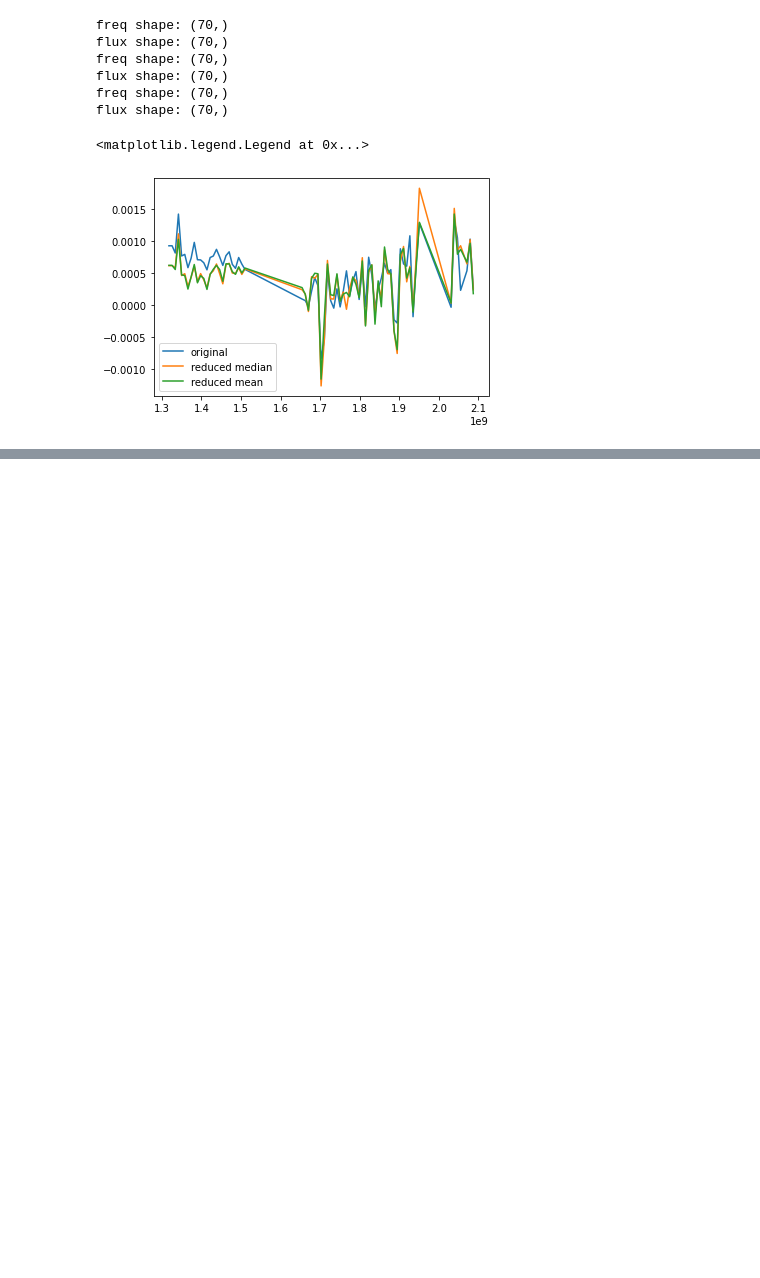
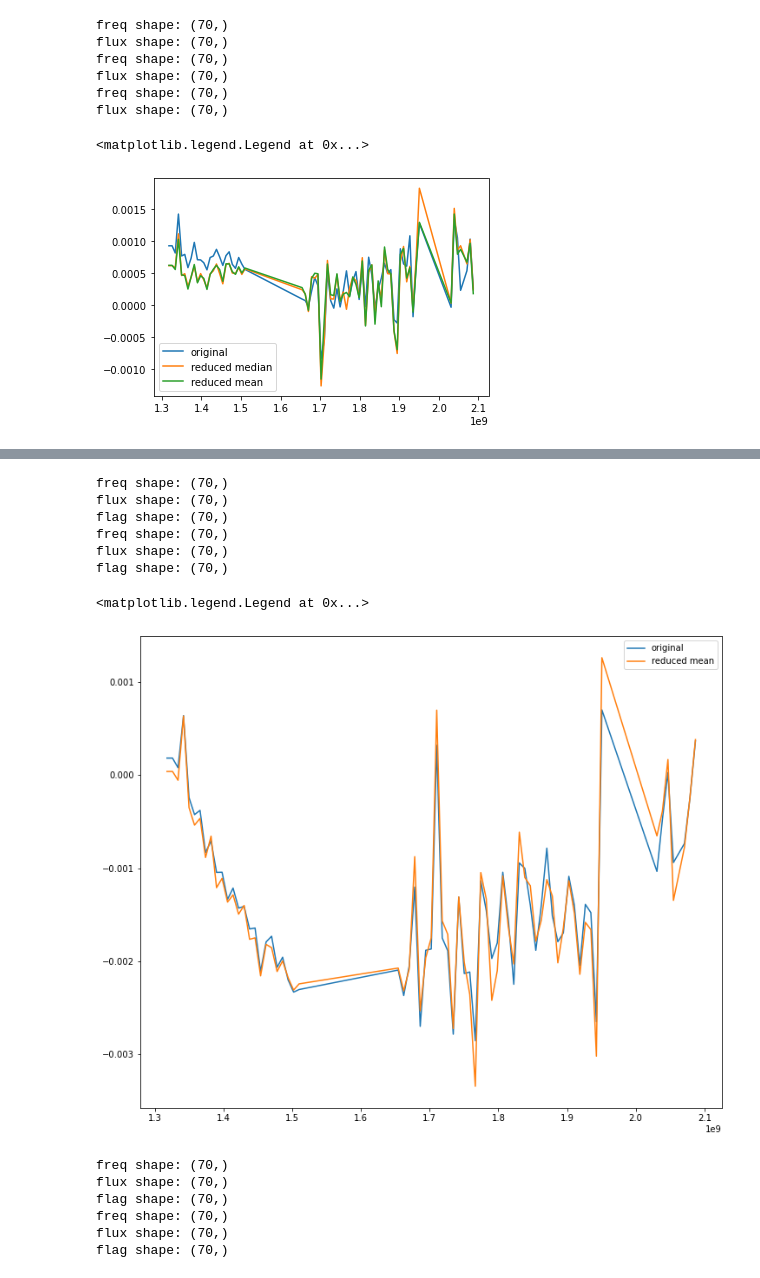
Before and after one commit to halehhajizadeh/VLA-Perseus, a Jupyter notebook: scripts/Flux-Extraction.ipynb, the cells around one changed output, grey strips where cells are left out. Cells and saved outputs as stored; diff of their text form; code cells hidden in the pictures; blank space fills up the shorter version.

```diff
--- a/scripts/Flux-Extraction.ipynb
+++ b/scripts/Flux-Extraction.ipynb
@@ -812,0 +351,31 @@ plt.legend()
+# %%
+original = setup_columns('../server/moriginal/J053.079+31.754_box_004_004_Q.pro',9*1e-5, lines_to_skip=5)
+# reduced_median = setup_columns('../server/median/H052.600+31.785_4_4_Q.pro')
+reduced_mean = setup_columns('../server/mean/H053.079+31.754_4_4_Q.pro',9*1e-5, lines_to_skip=5)
+# %% [output]
+freq shape: (70,)
+flux shape: (70,)
+flag shape: (70,)
+freq shape: (70,)
+flux shape: (70,)
+flag shape: (70,)
+# %%
+plt.figure(figsize=(12,10))
+plt.plot(original[0], original[1], label = 'original')
+# plt.plot(reduced_median[0], reduced_median[1], label = 'reduced median')
+plt.plot(reduced_mean[0], reduced_mean[1], label = 'reduced mean')
+plt.legend()
+# %% [output]
+<matplotlib.legend.Legend at 0x...>
+[figure, added]
+# %%
+original = setup_columns('../server/moriginal/J052.375+31.505_box_004_004_Q.pro',9*1e-5, lines_to_skip=5)
+# reduced_median = setup_columns('../server/median/H052.600+31.785_4_4_Q.pro')
+reduced_mean = setup_columns('../server/mean/H052.375+31.505_4_4_Q.pro',9*1e-5, lines_to_skip=5)
+# %% [output]
+freq shape: (70,)
+flux shape: (70,)
+flag shape: (70,)
+freq shape: (70,)
+flux shape: (70,)
+flag shape: (70,)
```
Also changed, not shown: parts of 79 cells of this notebook.
